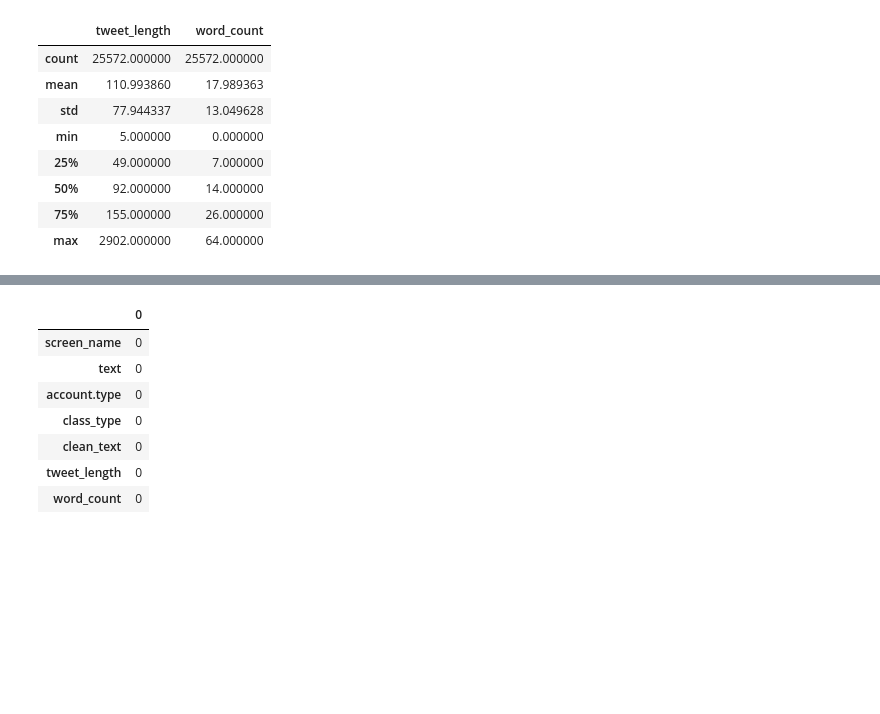
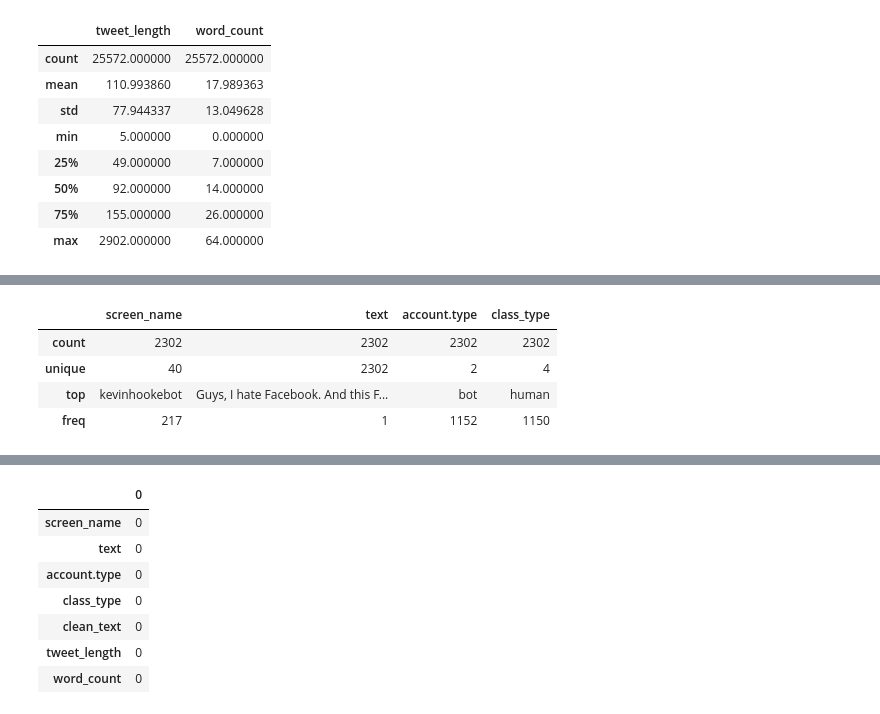
Before and after one commit to hstoklosa/fake-tweets-detection, a Jupyter notebook: eda_new.ipynb, the cells around one changed output, grey strips where cells are left out. Drawn from its saved outputs; the diff is of its cells as text; code cells hidden in the pictures; blank space fills up the shorter version.

```diff
--- a/eda_new.ipynb
+++ b/eda_new.ipynb
@@ -92,0 +101,8 @@ df.describe()
+# %%
+val_df.describe()
+# %% [output]
+|  | screen_name | text | account.type | class_type |
+| count | 2302 | 2302 | 2302 | 2302 |
+| unique | 40 | 2302 | 2 | 4 |
+| top | kevinhookebot | Guys, I hate Facebook. And this F... | bot | human |
+| freq | 217 | 1 | 1152 | 1150 |
```
Also changed, not shown: parts of 25 cells of this notebook.
